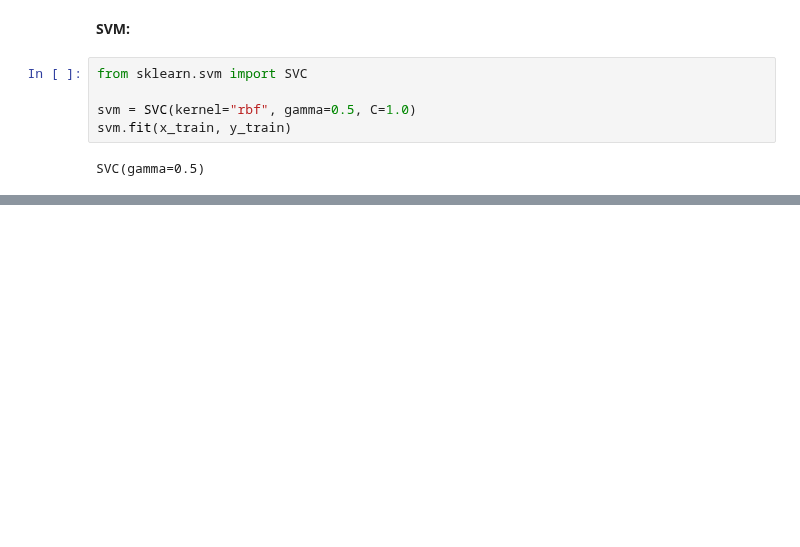
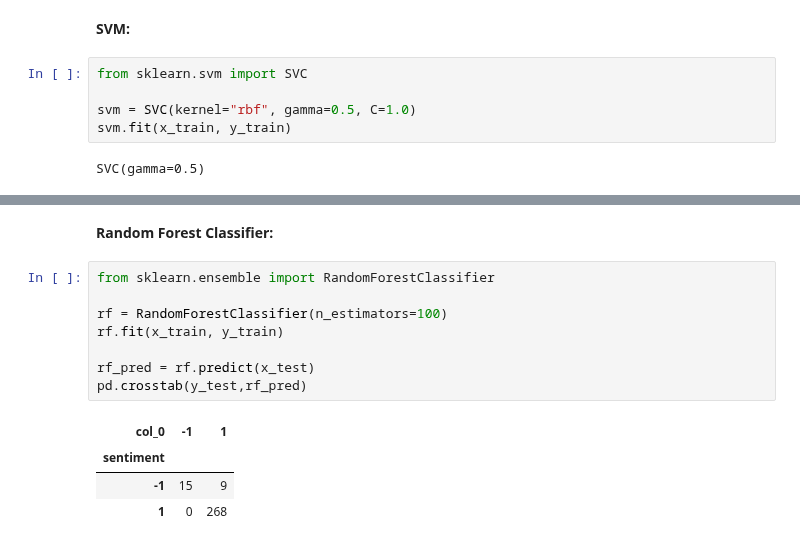
Before and after one commit to LaxmiVatsalyaDaita/Kaggle, a Jupyter notebook: cafe-review-sentiment-analysis.ipynb, the cells around one changed output, grey strips where cells are left out. Drawn from its saved outputs; the diff is of its cells as text; blank space fills up the shorter version.

```diff
--- a/cafe-review-sentiment-analysis.ipynb
+++ b/cafe-review-sentiment-analysis.ipynb
@@ -225,0 +234,15 @@ weighted avg       0.83      0.82      0.81       291
+# %% [markdown]
+**Random Forest Classifier:**
+# %%
+from sklearn.ensemble import RandomForestClassifier
+
+rf = RandomForestClassifier(n_estimators=100)
+rf.fit(x_train, y_train)
+
+rf_pred = rf.predict(x_test)
+pd.crosstab(y_test,rf_pred)
+# %% [output]
+| col_0 | -1 | 1 |
+| sentiment |  |  |
+| -1 | 15 | 9 |
+| 1 | 0 | 268 |
```
Also changed, not shown: parts of 19 cells of this notebook.
